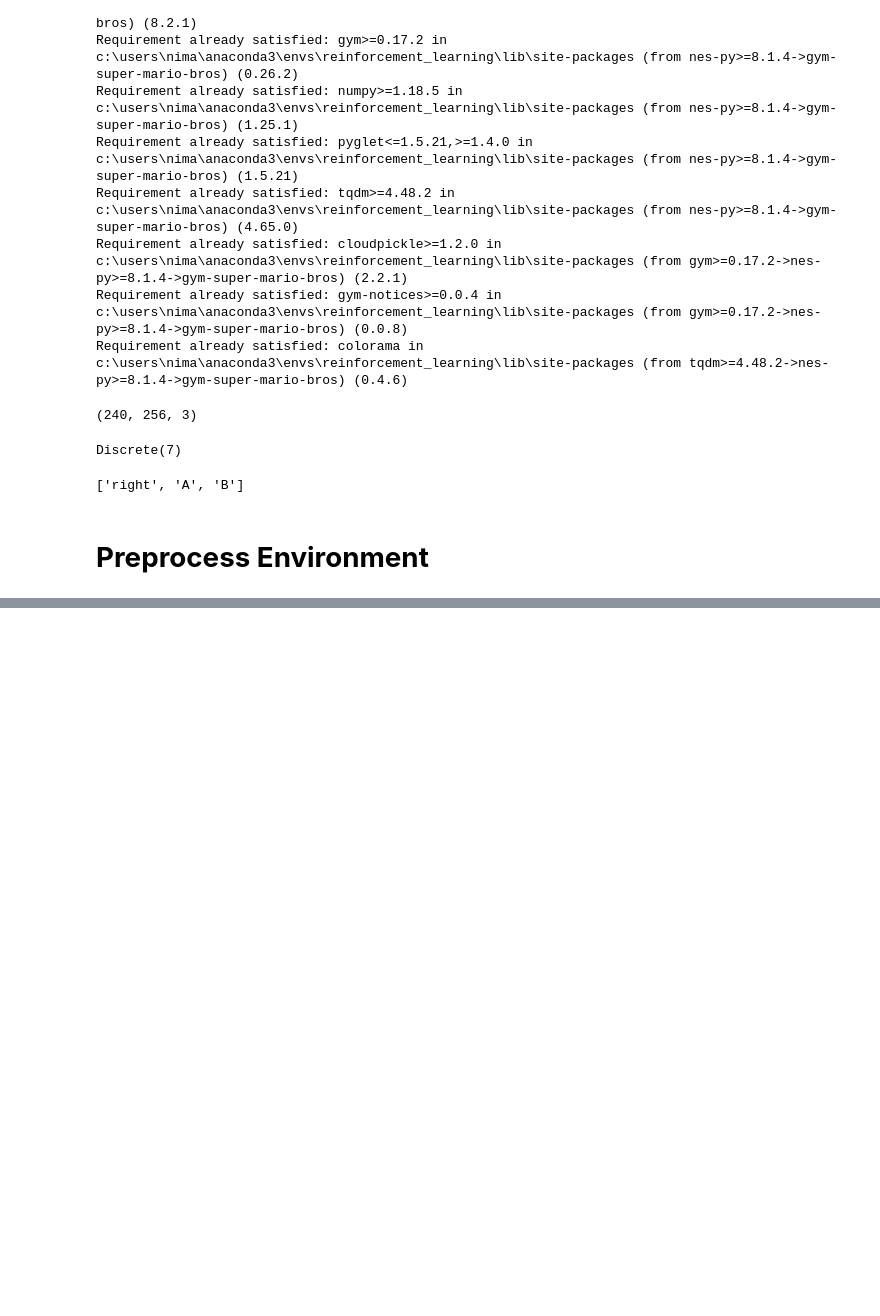
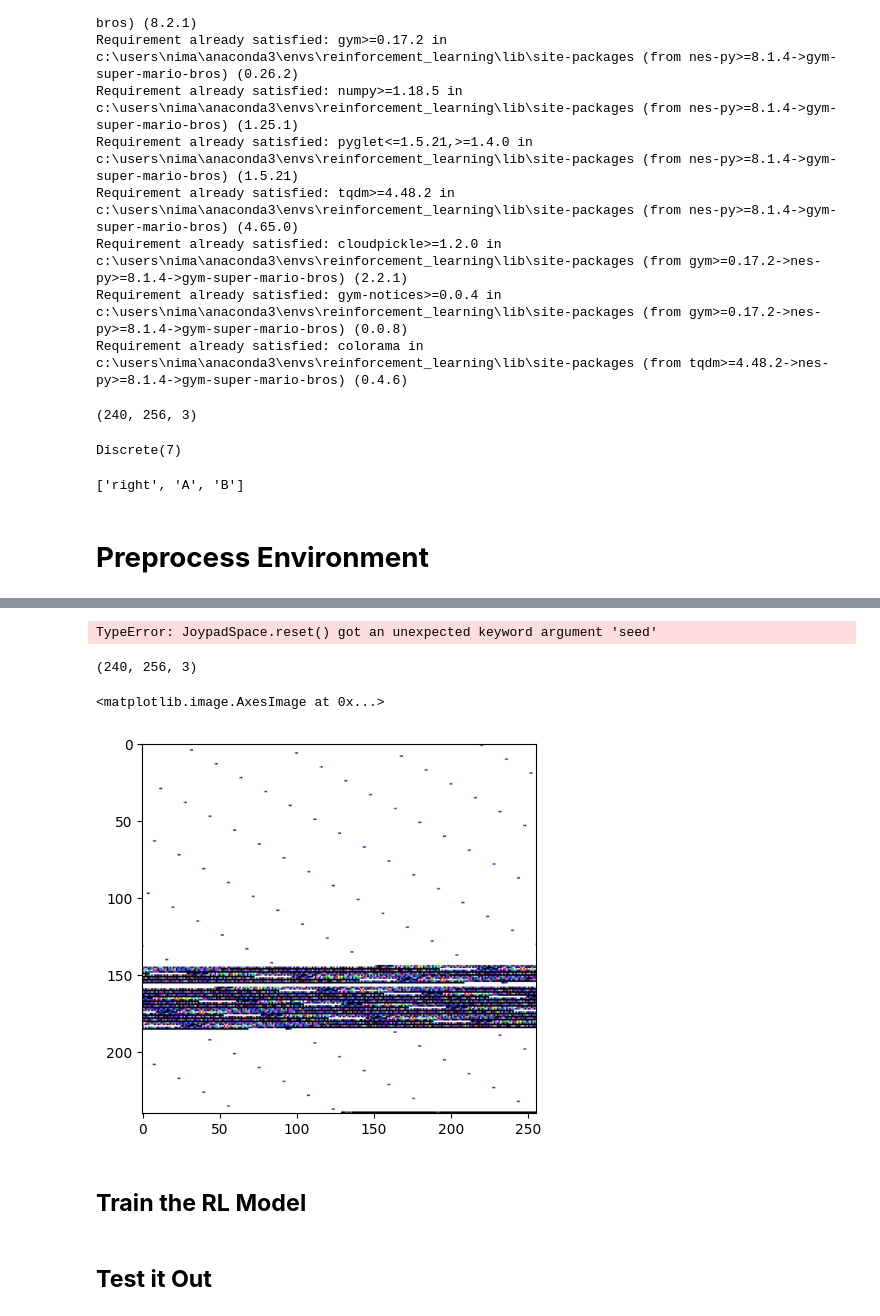
Before and after one commit to Nimausfi/ChatGPT_Reviews, a Jupyter notebook: RL_Mario.ipynb, the cells around one changed output, grey strips where cells are left out. Drawn from its saved outputs; the diff is of its cells as text; code cells hidden in the pictures; blank space fills up the shorter version.

```diff
--- a/RL_Mario.ipynb
+++ b/RL_Mario.ipynb
@@ -73,0 +124,29 @@ env.close()
+# %%
+# Create the base environment
+env = gym_super_mario_bros.make('SuperMarioBros-v0')
+# Simplify the controls
+env = JoypadSpace(env, SIMPLE_MOVEMENT)
+# Grayscale
+env = GrayScaleObservation(env, keep_dim=True)
+# Wrap inside the Dummy Environmnet
+env = DummyVecEnv([lambda: env])
+# Stack the frames
+env = VecFrameStack(env, 4, channels_order='last')
+# %%
+state = env.reset()
+# %% [output]
+TypeError: JoypadSpace.reset() got an unexpected keyword argument 'seed'
+# %%
+state.shape
+# %% [output]
+(240, 256, 3)
+# %%
+# Use Matplotlib to show the game frame
+plt.imshow(state)
+# %% [output]
+<matplotlib.image.AxesImage at 0x...>
+[figure, added]
+# %% [markdown]
+## **Train the RL Model**
+# %% [markdown]
+## **Test it Out**
```
Also changed, not shown: parts of 4 cells of this notebook.
